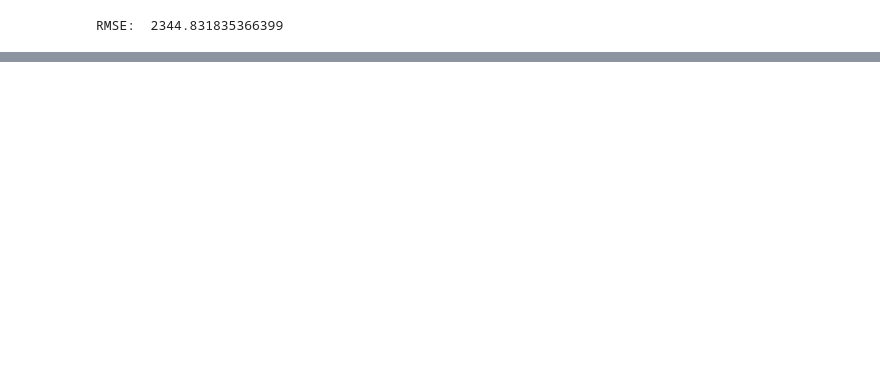
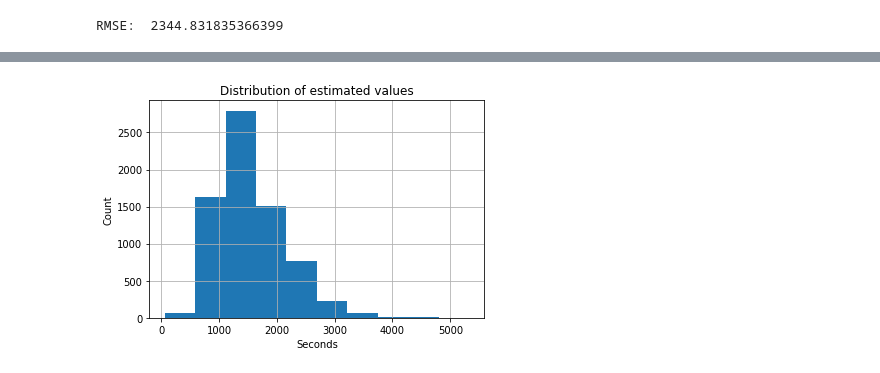
Before and after one commit to Jamakasilwane/EDSA_Zindi_Hackathon, a Jupyter notebook: EDSA_Zindi_Hackathon_notebook.ipynb, the cells around one changed output, grey strips where cells are left out. Saved outputs shown, nothing was run; the diff lists cells and outputs as text; code cells hidden in the pictures; blank space fills up the shorter version.

```diff
--- a/EDSA_Zindi_Hackathon_notebook.ipynb
+++ b/EDSA_Zindi_Hackathon_notebook.ipynb
@@ -463,6 +505,6 @@ Now that the data cleaning is done, the data is now transformed to have a mean v
 # %%
-# create scaled version of the predictors
+#scaling and transforming the X_train & X_test
 sc = StandardScaler()
-X_train[:,:] = sc.fit_transform(X_train[:,:])
-X_test[:,:] = sc.transform(X_test[:,:])
+X_train = sc.fit_transform(X_train)
+X_test = sc.transform(X_test)
 # %%
@@ -584,5 +620,5 @@ predicted_dt.to_csv('predicted_time_Decision_Tree.csv',index=False)
 # %%
 # Importing the model class
 lasso = Lasso(alpha=0.1)
-lasso.fit(X_train,Y_train)
+lasso.fit(X_train,Y_train.ravel())
 # %% [output]
@@ -699,0 +745,9 @@ From the RMSE scores of the regression models shown above, it is evident that th
+# %%
+#Ploting a histogram of the predicted values from lasso
+predicted_lasso.iloc[:,-1].hist(bins = 10)
+plt.xlabel('Seconds')
+plt.ylabel('Count')
+plt.title('Distribution of estimated values')
+plt.show()
+# %% [output]
+[figure, added]
```
Also changed, not shown: parts of 95 cells of this notebook, 1 other file.
